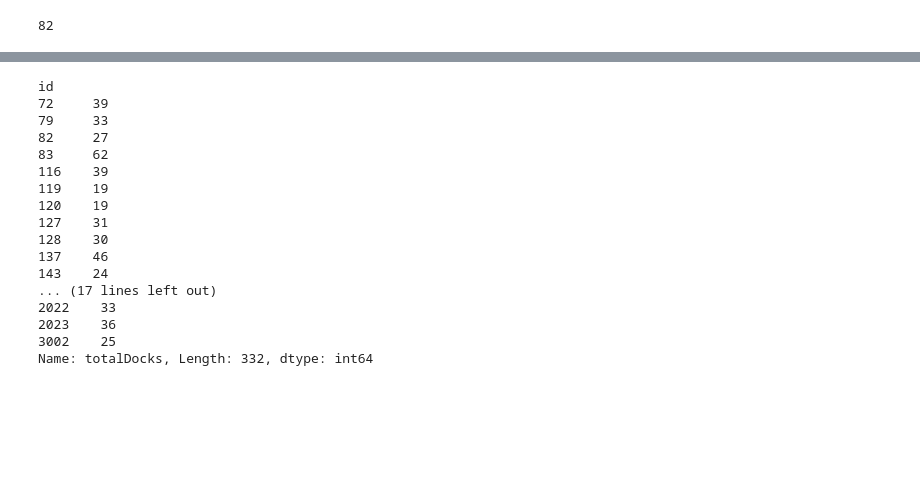
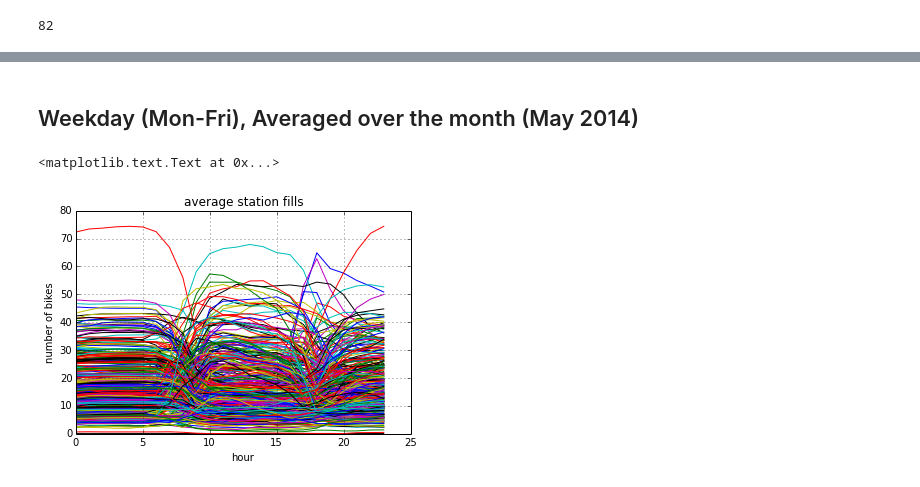
Before and after one commit to deenapatel/citibike, a Jupyter notebook: Citibike.ipynb, the cells around one changed output, grey strips where cells are left out. Saved outputs shown, nothing was run; the diff lists cells and outputs as text; code cells hidden in the pictures; blank space fills up the shorter version.

```diff
--- a/Citibike.ipynb
+++ b/Citibike.ipynb
@@ -89,17 +110,19 @@ def stationfill(whereisbike,startdate,numberofmonths):
 # %%
-bikedf1=triptobike(df1)
-nullstartrow=pd.Series(index=bikedf1.index.levels[0])
-whereisbike1=biketowhere(bikedf1,dt.datetime(2014,1,1,0),1,nullstartrow)
+#bikedf1=triptobike(df1)
+#nullstartrow=pd.Series(index=bikedf1.index.levels[0])
+#whereisbike1=biketowhere(bikedf1,dt.datetime(2014,1,1,0),1,nullstartrow)
 
-startrow=whereisbike1.loc[dt.datetime(2014,1,31,23)]
-whereisbike2=biketowhere(triptobike(df2),dt.datetime(2014,2,1,0),1,startrow)
+#startrow=whereisbike1.loc[dt.datetime(2014,1,31,23)]
+#whereisbike2=biketowhere(triptobike(df2),dt.datetime(2014,2,1,0),1,startrow)
 
-startrow=whereisbike2.loc[dt.datetime(2014,2,28,23)]
+#startrow=whereisbike2.loc[dt.datetime(2014,2,28,23)]
 #startrow=nullstartrow
-whereisbike3=biketowhere(triptobike(df3),dt.datetime(2014,3,1,0),1,startrow)
+#whereisbike3=biketowhere(triptobike(df3),dt.datetime(2014,3,1,0),1,startrow)
 
-startrow=whereisbike3.loc[dt.datetime(2014,3,31,23)]
-#startrow=nullstartrow
+#startrow=whereisbike3.loc[dt.datetime(2014,3,31,23)]
+bikedf4=triptobike(df4)
+nullstartrow=pd.Series(index=bikedf4.index.levels[0])
+startrow=nullstartrow
 whereisbike4=biketowhere(triptobike(df4),dt.datetime(2014,4,1,0),1,startrow)
 
 startrow=whereisbike4.loc[dt.datetime(2014,5,1,0)] #april data spills over onto may1
@@ -246,20 +174,21 @@ whereisbike5[whereisbike5<0].dropna(how='all')
-# %%
-stationdf['totalDocks'] #total number of docks at each station
-# %% [output]
-id
-72     39
-79     33
-82     27
-83     62
-116    39
-119    19
-120    19
-127    31
-128    30
-137    46
-143    24
-... (17 lines left out)
-2022    33
-2023    36
-3002    25
-Name: totalDocks, Length: 332, dtype: int64
+# %% [markdown]
+## Weekday (Mon-Fri), Averaged over the month (May 2014)
+# %%
+weekdaybikes=stationfills5[stationfills5.index.dayofweek<5]
+weekdaydocks=docksfree5[docksfree5.index.dayofweek<5]
+
+weekdaybikes['hour']=weekdaybikes.index.hour
+hourbikes=weekdaybikes.groupby('hour').mean()
+
+#hourbikes.drop(0,axis=1).plot(legend=False)
+#plt.show()
+# %%
+#plotting out avg number of bikes at each station,
+#excluding outlier station 521 (near penn sta)
+hourbikes.drop([0,521],axis=1).plot(legend=False)
+plt.ylabel('number of bikes')
+plt.title('average station fills')
+#plt.show()
+# %% [output]
+<matplotlib.text.Text at 0x...>
+[figure, added]
```
Also changed, not shown: parts of 41 cells of this notebook.
